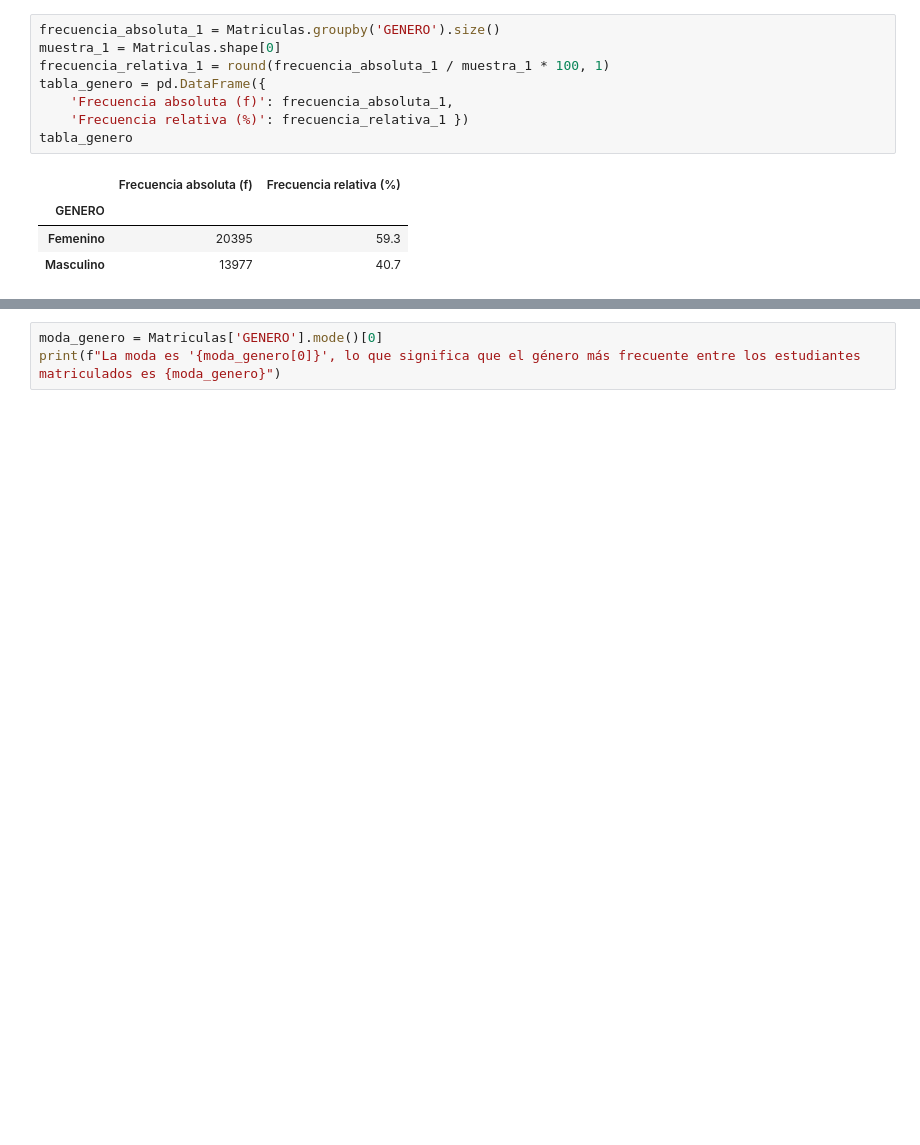
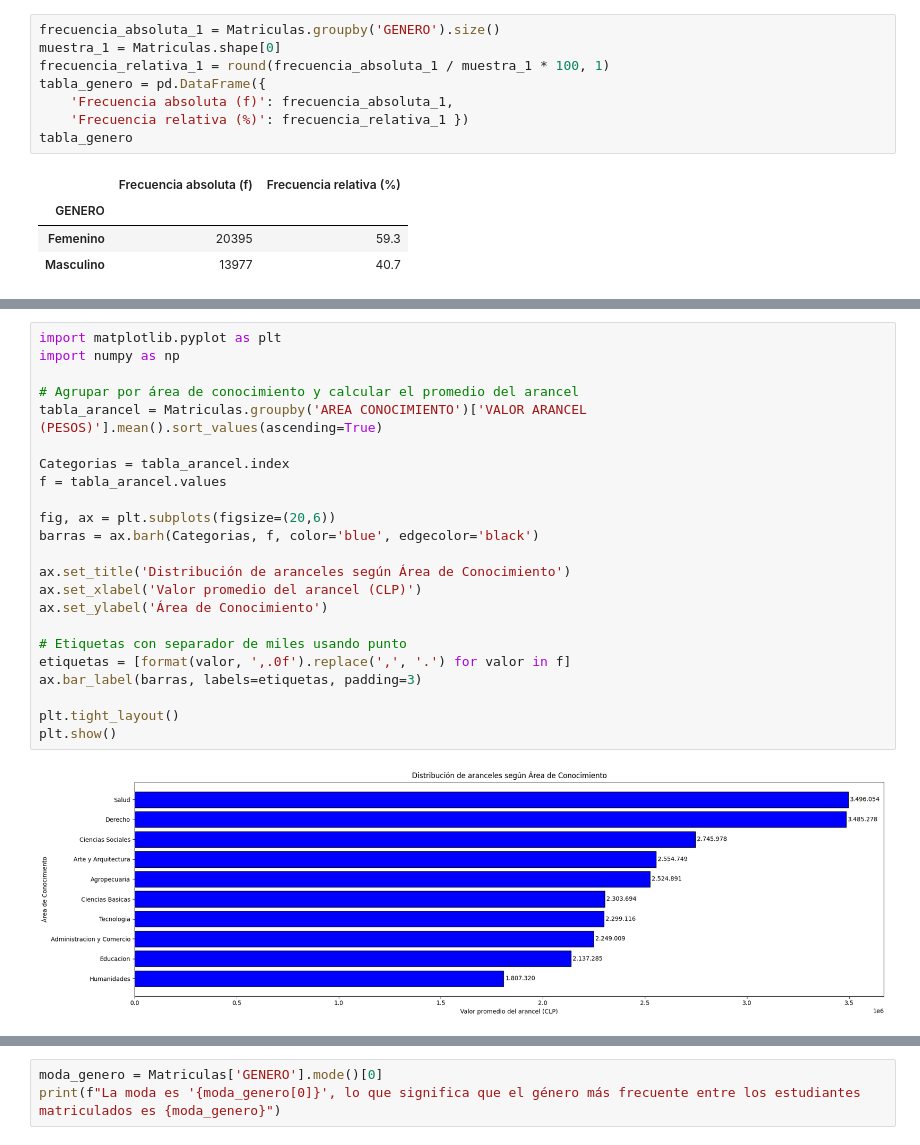
Before and after one commit to viceeeente/Estad-stica-Descriptiva, a Jupyter notebook: Trabajo-Practico/Trabajo_Practico_Instrucciones.ipynb, the cells around one changed output, grey strips where cells are left out. Drawn from its saved outputs; the diff is of its cells as text; blank space fills up the shorter version.

```diff
--- a/Trabajo-Practico/Trabajo_Practico_Instrucciones.ipynb
+++ b/Trabajo-Practico/Trabajo_Practico_Instrucciones.ipynb
@@ -50,3 +170,28 @@ tabla_genero
+# %%
+import matplotlib.pyplot as plt
+import numpy as np
+
+# Agrupar por área de conocimiento y calcular el promedio del arancel
+tabla_arancel = Matriculas.groupby('AREA CONOCIMIENTO')['VALOR ARANCEL (PESOS)'].mean().sort_values(ascending=True)
+
+Categorias = tabla_arancel.index
+f = tabla_arancel.values
+
+fig, ax = plt.subplots(figsize=(20,6))
+barras = ax.barh(Categorias, f, color='blue', edgecolor='black')
+
+ax.set_title('Distribución de aranceles según Área de Conocimiento')
+ax.set_xlabel('Valor promedio del arancel (CLP)')
+ax.set_ylabel('Área de Conocimiento')
+
+# Etiquetas con separador de miles usando punto
+etiquetas = [format(valor, ',.0f').replace(',', '.') for valor in f]
+ax.bar_label(barras, labels=etiquetas, padding=3)
+
+plt.tight_layout()
+plt.show()
+# %% [output]
+[figure, added]
 # %%
 import matplotlib.pyplot as plt
 import numpy as np
```
Also changed, not shown: parts of 9 cells of this notebook, 2 other files.
